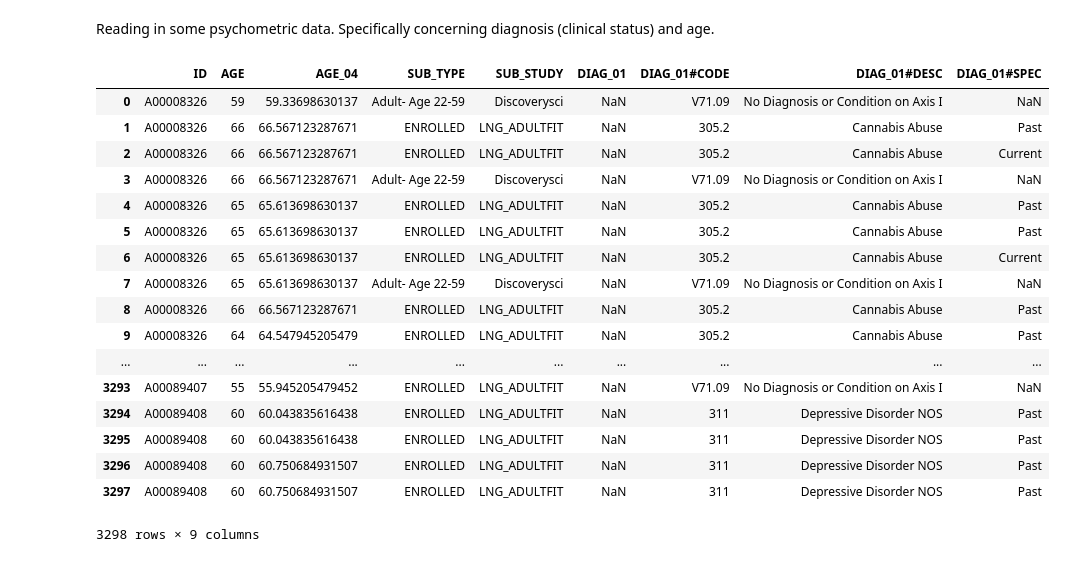
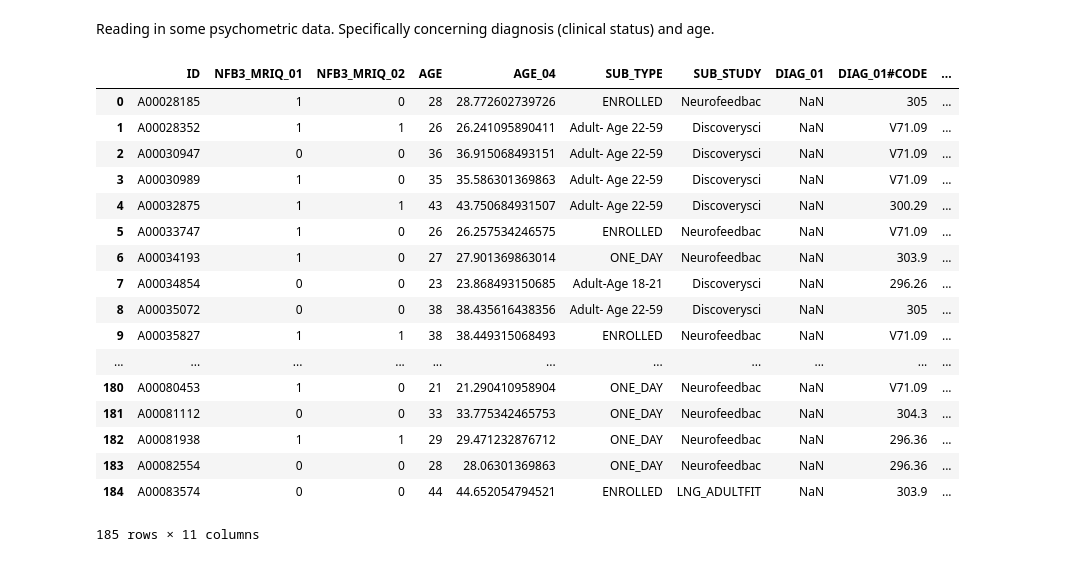
Before and after one commit to Qonrad/2020capstone, a Jupyter notebook: pmetrics.ipynb, the cells around one changed output. Cells and saved outputs as stored; diff of their text form; code cells hidden in the pictures.

Commit message:
Reimplemented changes for adding sleepers.

```diff
--- a/pmetrics.ipynb
+++ b/pmetrics.ipynb
@@ -3,39 +3,40 @@ Reading in some psychometric data. Specifically concerning diagnosis (clinical s
 # %%
 import pandas as pd
 from IPython.display import display, HTML
-
-#diag_sum[diag_sum['SUB_STUDY'] == 'Neurofeedbac']
 
 diag_sum = pd.read_csv('./assessment_data_unfiltered/8100_Diagnostic_Summary_20200211.csv')
 diag_sum = diag_sum.sort_values(by=['ID']).reset_index(drop=True)
 diag_sum = diag_sum[['ID', 'SUB_TYPE', 'SUB_STUDY', 'DIAG_01', 'DIAG_01#CODE', 'DIAG_01#DESC', 'DIAG_01#SPEC']]
 
 ages = pd.read_csv('./assessment_data_unfiltered/8100_Age_20200211.csv')
 ages = ages.sort_values(by=['ID']).reset_index(drop=True)
 ages = ages[['ID', 'AGE', 'AGE_04']]
 
+sleeps = pd.read_csv('./assessment_data_unfiltered/8100_NFB3_MRI-Q_20200211.csv')
+sleeps = sleeps[["ID", "NFB3_MRIQ_01","NFB3_MRIQ_02"]]
+
 diags_ages = pd.merge(ages, diag_sum, how='outer', on='ID').sort_values(by=['ID']).reset_index(drop=True)
+diags_ages = pd.merge(sleeps, diags_ages, how='inner', on='ID').sort_values(by=['ID']).drop_duplicates(subset='ID').reset_index(drop=True)
 diags_ages.drop(diags_ages.tail(1).index,inplace=True)
-
 
 diags_ages.to_csv("./diags_ages.csv", index=False)
 display(diags_ages)
 # %% [output]
-|  | ID | AGE | AGE_04 | SUB_TYPE | SUB_STUDY | DIAG_01 | DIAG_01#CODE | DIAG_01#DESC | DIAG_01#SPEC |
-| 0 | A00008326 | 59 | 59.33698630137 | Adult- Age 22-59 | Discoverysci | NaN | V71.09 | No Diagnosis or Condition on Axis I | NaN |
-| 1 | A00008326 | 66 | 66.567123287671 | ENROLLED | LNG_ADULTFIT | NaN | 305.2 | Cannabis Abuse | Past |
-| 2 | A00008326 | 66 | 66.567123287671 | ENROLLED | LNG_ADULTFIT | NaN | 305.2 | Cannabis Abuse | Current |
-| 3 | A00008326 | 66 | 66.567123287671 | Adult- Age 22-59 | Discoverysci | NaN | V71.09 | No Diagnosis or Condition on Axis I | NaN |
-| 4 | A00008326 | 65 | 65.613698630137 | ENROLLED | LNG_ADULTFIT | NaN | 305.2 | Cannabis Abuse | Past |
-| 5 | A00008326 | 65 | 65.613698630137 | ENROLLED | LNG_ADULTFIT | NaN | 305.2 | Cannabis Abuse | Past |
-| 6 | A00008326 | 65 | 65.613698630137 | ENROLLED | LNG_ADULTFIT | NaN | 305.2 | Cannabis Abuse | Current |
-| 7 | A00008326 | 65 | 65.613698630137 | Adult- Age 22-59 | Discoverysci | NaN | V71.09 | No Diagnosis or Condition on Axis I | NaN |
-| 8 | A00008326 | 66 | 66.567123287671 | ENROLLED | LNG_ADULTFIT | NaN | 305.2 | Cannabis Abuse | Past |
-| 9 | A00008326 | 64 | 64.547945205479 | ENROLLED | LNG_ADULTFIT | NaN | 305.2 | Cannabis Abuse | Past |
-| ... | ... | ... | ... | ... | ... | ... | ... | ... | ... |
-| 3293 | A00089407 | 55 | 55.945205479452 | ENROLLED | LNG_ADULTFIT | NaN | V71.09 | No Diagnosis or Condition on Axis I | NaN |
-| 3294 | A00089408 | 60 | 60.043835616438 | ENROLLED | LNG_ADULTFIT | NaN | 311 | Depressive Disorder NOS | Past |
-| 3295 | A00089408 | 60 | 60.043835616438 | ENROLLED | LNG_ADULTFIT | NaN | 311 | Depressive Disorder NOS | Past |
-| 3296 | A00089408 | 60 | 60.750684931507 | ENROLLED | LNG_ADULTFIT | NaN | 311 | Depressive Disorder NOS | Past |
-| 3297 | A00089408 | 60 | 60.750684931507 | ENROLLED | LNG_ADULTFIT | NaN | 311 | Depressive Disorder NOS | Past |
+|  | ID | NFB3_MRIQ_01 | NFB3_MRIQ_02 | AGE | AGE_04 | SUB_TYPE | SUB_STUDY | DIAG_01 | DIAG_01#CODE | ... |
+| 0 | A00028185 | 1 | 0 | 28 | 28.772602739726 | ENROLLED | Neurofeedbac | NaN | 305 | ... |
+| 1 | A00028352 | 1 | 1 | 26 | 26.241095890411 | Adult- Age 22-59 | Discoverysci | NaN | V71.09 | ... |
+| 2 | A00030947 | 0 | 0 | 36 | 36.915068493151 | Adult- Age 22-59 | Discoverysci | NaN | V71.09 | ... |
+| 3 | A00030989 | 1 | 0 | 35 | 35.586301369863 | Adult- Age 22-59 | Discoverysci | NaN | V71.09 | ... |
+| 4 | A00032875 | 1 | 1 | 43 | 43.750684931507 | Adult- Age 22-59 | Discoverysci | NaN | 300.29 | ... |
+| 5 | A00033747 | 1 | 0 | 26 | 26.257534246575 | ENROLLED | Neurofeedbac | NaN | V71.09 | ... |
+| 6 | A00034193 | 1 | 0 | 27 | 27.901369863014 | ONE_DAY | Neurofeedbac | NaN | 303.9 | ... |
+| 7 | A00034854 | 0 | 0 | 23 | 23.868493150685 | Adult-Age 18-21 | Discoverysci | NaN | 296.26 | ... |
+| 8 | A00035072 | 0 | 0 | 38 | 38.435616438356 | Adult- Age 22-59 | Discoverysci | NaN | 305 | ... |
+| 9 | A00035827 | 1 | 1 | 38 | 38.449315068493 | ENROLLED | Neurofeedbac | NaN | V71.09 | ... |
+| ... | ... | ... | ... | ... | ... | ... | ... | ... | ... | ... |
+| 180 | A00080453 | 1 | 0 | 21 | 21.290410958904 | ONE_DAY | Neurofeedbac | NaN | V71.09 | ... |
+| 181 | A00081112 | 0 | 0 | 33 | 33.775342465753 | ONE_DAY | Neurofeedbac | NaN | 304.3 | ... |
+| 182 | A00081938 | 1 | 1 | 29 | 29.471232876712 | ONE_DAY | Neurofeedbac | NaN | 296.36 | ... |
+| 183 | A00082554 | 0 | 0 | 28 | 28.06301369863 | ONE_DAY | Neurofeedbac | NaN | 296.36 | ... |
+| 184 | A00083574 | 0 | 0 | 44 | 44.652054794521 | ENROLLED | LNG_ADULTFIT | NaN | 303.9 | ... |
-3298 rows × 9 columns
+185 rows × 11 columns
```
Also changed, not shown: 2 other files.
